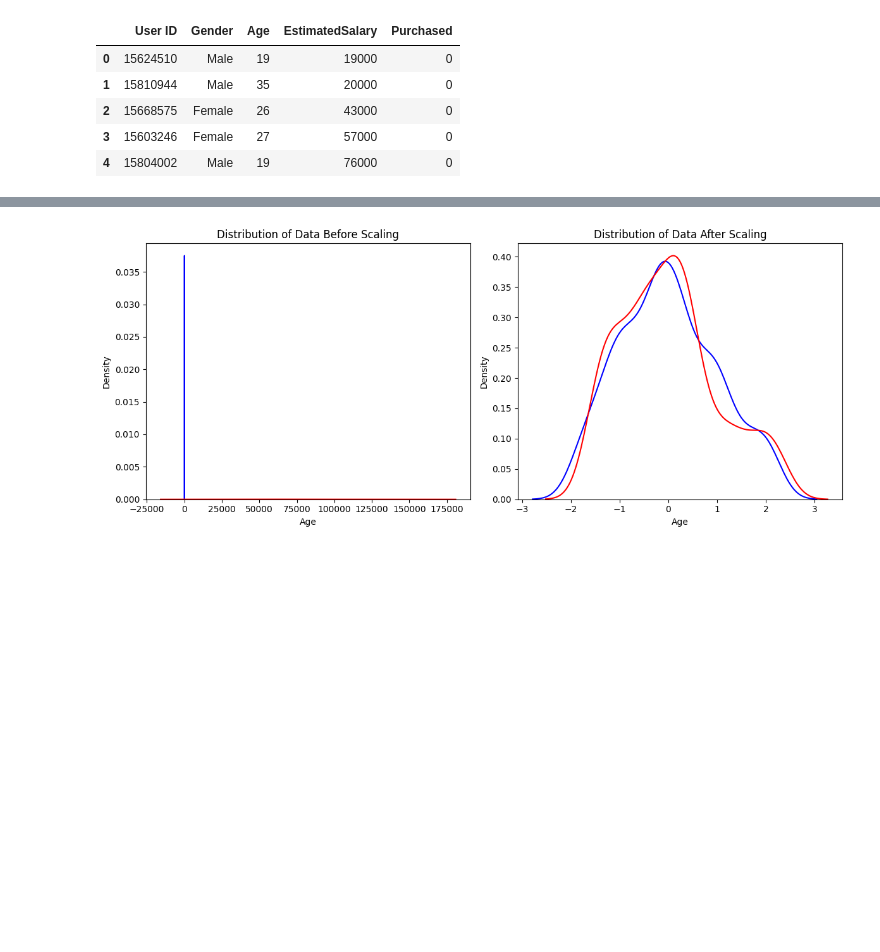
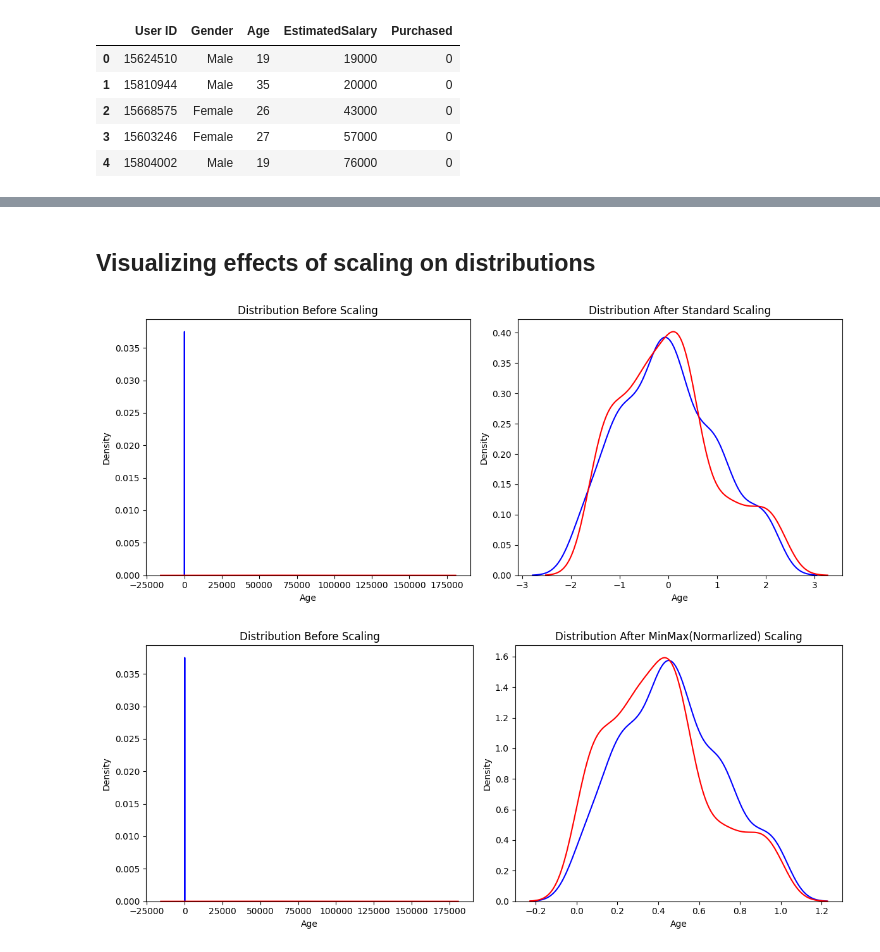
Before and after one commit to renovamen1/feature-engineering, a Jupyter notebook: feature scaling/outlier effect on scaling.ipynb, the cells around one changed output, grey strips where cells are left out. Drawn from its saved outputs; the diff is of its cells as text; code cells hidden in the pictures; blank space fills up the shorter version.

```diff
--- a/feature scaling/outlier effect on scaling.ipynb
+++ b/feature scaling/outlier effect on scaling.ipynb
@@ -97,0 +247,5 @@ ads_scaled
+# %%
+# normalization(MinMax scaling)
+normalizer = MinMaxScaler()
+ads_normalized = normalizer.fit_transform(ads[["Age","EstimatedSalary"]])
+ads_normalized = pd.DataFrame(ads_normalized,columns=["Age","EstimatedSalary"])
@@ -98,17 +288,39 @@ ads_scaled
+# %% [markdown]
+## Visualizing effects of scaling on distributions
 # %%
+# distribution plot on standard scaling
 fig,(ax1,ax2) = plt.subplots(ncols=2,figsize=(12,5))
 
 #left plot
 sns.kdeplot(ads,x="Age",color="blue",fill = False,ax=ax1)
 sns.kdeplot(ads,x="EstimatedSalary",color="red",fill= False,ax=ax1)
-ax1.set_title("Distribution of Data Before Scaling")
+ax1.set_title("Distribution Before Scaling")
 
 # right plot
 sns.kdeplot(ads_scaled,x="Age",color="blue",fill= False,ax=ax2)
 sns.kdeplot(ads_scaled,x="EstimatedSalary",color="red",fill= False,ax=ax2)
-ax2.set_title("Distribution of Data After Scaling")
+ax2.set_title("Distribution After Standard Scaling")
 
 plt.tight_layout()
 plt.show()
+
+
+# distribution plot on normalized scaling
+fig,(ax1,ax2)= plt.subplots(1,2,figsize=(12,5)) # this line is just to display plots side by side
+
+# left plot
+ax1.set_title("Distribution Before Scaling")
+sns.kdeplot(ads,x="Age",color="blue",fill=False, ax=ax1)
+sns.kdeplot(ads,x="EstimatedSalary",color="red",fill=False,ax=ax1) # we can write this way,first mentioning df and choosing a feture inside that df as x
+
+
+# right plot
+ax2.set_title("Distribution After MinMax(Normarlized) Scaling")
+sns.kdeplot(ads_normalized["Age"],color="blue",fill=False,ax=ax2)# or we can directly give the feature without the haassle of mentioning df and assining x.
+sns.kdeplot(ads_normalized["EstimatedSalary"],color="red",fill=False,ax=ax2)
+
+plt.tight_layout()
+plt.show()
 # %% [output]
-[figure, old version]
+[figure, new version]
+[figure, added]
```
Also changed, not shown: parts of 20 cells of this notebook.
